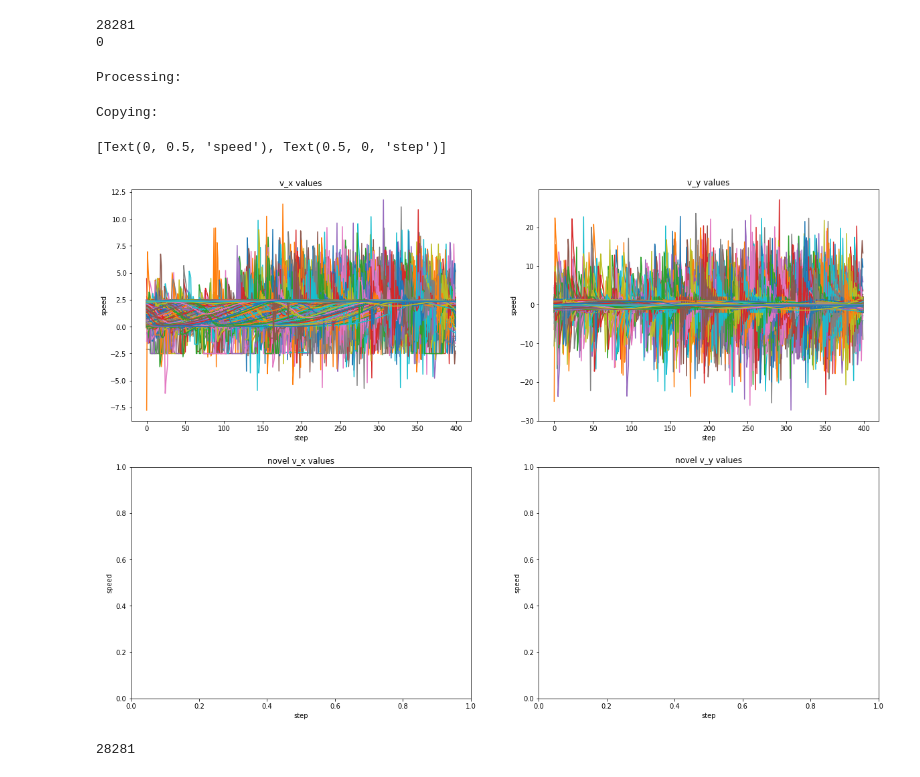
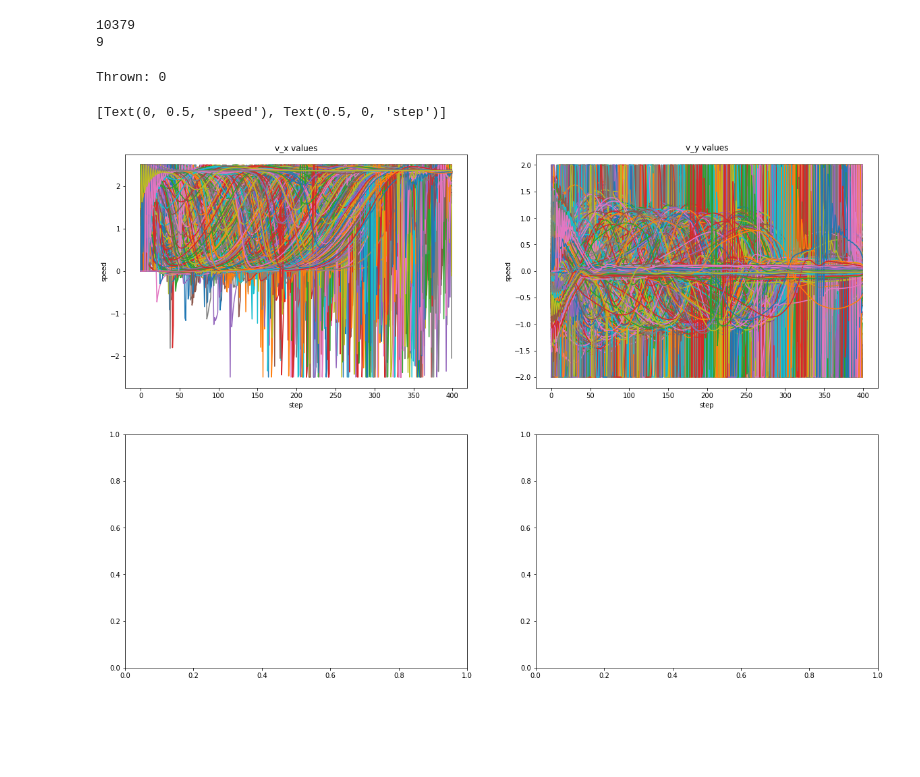
Before and after one commit to yildirimyigit/irl_sfm, a Jupyter notebook: python_ws/cnmp_data_prer/sfm/continuous_poses_process_trajectories.ipynb, the cells around one changed output. Saved outputs shown, nothing was run; the diff lists cells and outputs as text; code cells hidden in the pictures; blank space fills up the shorter version.

```diff
--- a/python_ws/cnmp_data_prer/sfm/continuous_poses_process_trajectories.ipynb
+++ b/python_ws/cnmp_data_prer/sfm/continuous_poses_process_trajectories.ipynb
@@ -2,11 +2,18 @@
 import numpy as np
 import os
 
-data_path = '/home/yigit/Documents/projects/irl_sfm/data/demonstrations/sfm/continuous_poses_1/combined/'
-out_path = '/home/yigit/phd/yigit_phd_thesis/cnmp/data/sfm/continuous_poses_1/'
+data_path = '/home/yigit/Documents/projects/irl_sfm/data/demonstrations/sfm/continuous_poses_1/new/'
+out_path = '/home/yigit/phd/yigit_phd_thesis/cnmp/data/sfm/continuous_poses_1/new/combined_1/'
 
 try:
+    os.mkdir(out_path)
+except:
+  pass
+try:
     os.mkdir(f'{out_path}demonstrations')
+except:
+  pass
+try:
     os.mkdir(f'{out_path}novel')
 except:
   pass
@@ -32,8 +39,8 @@ num_novel = len(novel_demonstrations)
 print(num_demos)
 print(num_novel)
 # %% [output]
-28281
-0
+10379
+9
 # %%
 from tqdm import tqdm
 
@@ -47,16 +54,16 @@ n_Gamma =  np.zeros((num_novel, desired_len, gamma_dim))
 n_Y = np.zeros((num_novel, desired_len, y_dim))
 
 thrown = 0
-print("Processing: ", end='')
-for i, demo in enumerate(tqdm(demonstrations)):
+
+for i, demo in enumerate(tqdm(demonstrations, desc="Processing")):
     max_v_y = np.max(demo[:, x_dim+gamma_dim:x_dim+gamma_dim+y_dim])
     min_v_y = np.min(demo[:, x_dim+gamma_dim:x_dim+gamma_dim+y_dim])
-#     if max_v_y > 2.5 or min_v_y < -1.8:
-#         thrown += 1
-#         continue
+    if max_v_y > 2.5 or min_v_y < -2.5:
+        thrown += 1
+        continue
     len_demo = len(demo)
 #     print(len_demo)
-    indices = np.linspace(100, len_demo-2, desired_len, dtype=int)  # <desired_len>-many indices are selected uniformly
+    indices = np.linspace(11, len_demo-1, desired_len, dtype=int)  # <desired_len>-many indices are selected uniformly
     x, gmm, y = np.zeros((desired_len, x_dim)), np.zeros((desired_len, gamma_dim)), np.zeros((desired_len, y_dim))
     for new_ind, old_ind in enumerate(indices):
         x[new_ind] = demo[old_ind][:x_dim]
@@ -67,27 +74,26 @@ for i, demo in enumerate(tqdm(demonstrations)):
     ldy.append(y)
     ldg.append(gmm)
 
-# print(f'Thrown: {thrown}')
 
-print("Copying: ", end='')
 num_demos = len(ldx)
 
 d_X = np.zeros((num_demos, desired_len, x_dim))
 d_Gamma =  np.zeros((num_demos, desired_len, gamma_dim))
 d_Y = np.zeros((num_demos, desired_len, y_dim))
 
-for i in tqdm(range(num_demos)):
+for i in tqdm(range(num_demos), desc="Copying"):
     d_X[i] = ldx[i]
     d_Gamma[i] = ldg[i]
     d_Y[i] = ldy[i]
 
+print(f'Thrown: {thrown}')
 #############
 # novel case
 #############
 
 for i, demo in enumerate(novel_demonstrations):
     len_demo = len(demo)
-    indices = np.linspace(0, len_demo-1, desired_len, dtype=int)  # <desired_len>-many indices are selected uniformly
+    indices = np.linspace(11, len_demo-1, desired_len, dtype=int)  # <desired_len>-many indices are selected uniformly
     x, gmm, y = np.zeros((desired_len, x_dim)), np.zeros((desired_len, gamma_dim)), np.zeros((desired_len, y_dim))
     for new_ind, old_ind in enumerate(indices):
         x[new_ind] = demo[old_ind][:x_dim]
@@ -97,38 +103,25 @@ for i, demo in enumerate(novel_demonstrations):
     n_Gamma[i] = gmm
     n_Y[i] = y
 # %% [output]
-Processing:
+Thrown: 0
-Copying:
 # %%
 import matplotlib.pyplot as plt
 %matplotlib inline
 plt.rcParams['figure.figsize'] = [20, 14]
 
 fig, axs = plt.subplots(2, 2)
 for i in range(num_demos):
     axs[0, 0].plot(range(len(d_Y[i])), d_Y[i][:, 0])  # v_x
 axs[0, 0].set_title('v_x values')
 axs[0, 0].set(xlabel='step', ylabel='speed')
 
 for i in range(num_demos):
     axs[0, 1].plot(range(len(d_Y[i])), d_Y[i][:, 1])  # v_y
 axs[0, 1].set_title('v_y values')
 axs[0, 1].set(xlabel='step', ylabel='speed')
-
-for i in range(num_novel):
-    axs[1, 0].plot(range(len(n_Y[i])), n_Y[i][:, 0])  # v_x
-axs[1, 0].set_title('novel v_x values')
-axs[1, 0].set(xlabel='step', ylabel='speed')
-
-for i in range(num_novel):
-    axs[1, 1].plot(range(len(n_Y[i])), n_Y[i][:, 1])  # v_y
-axs[1, 1].set_title('novel v_y values')
-axs[1, 1].set(xlabel='step', ylabel='speed')
 # %% [output]
 [Text(0, 0.5, 'speed'), Text(0.5, 0, 'step')]
-[figure, old version]
+[figure, new version]
 # %%
 print(len(d_Y))
-# %% [output]
-28281
 # %%
```
Also changed, not shown: parts of 1 cell of this notebook, 17 other files.
